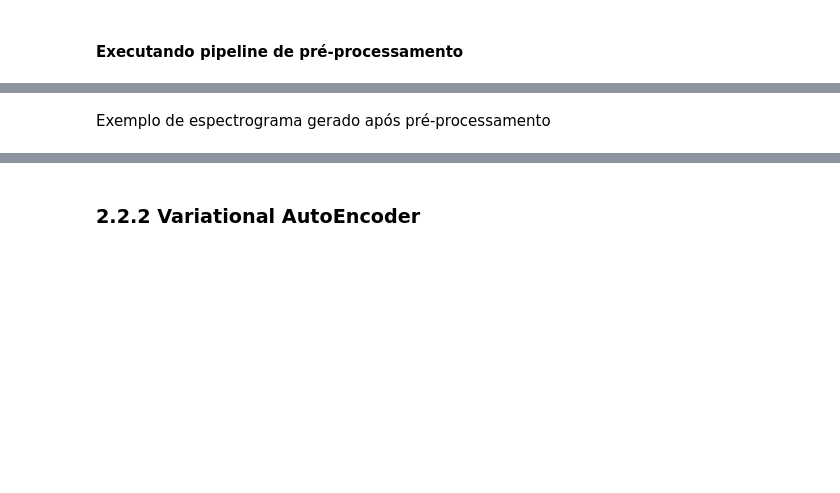
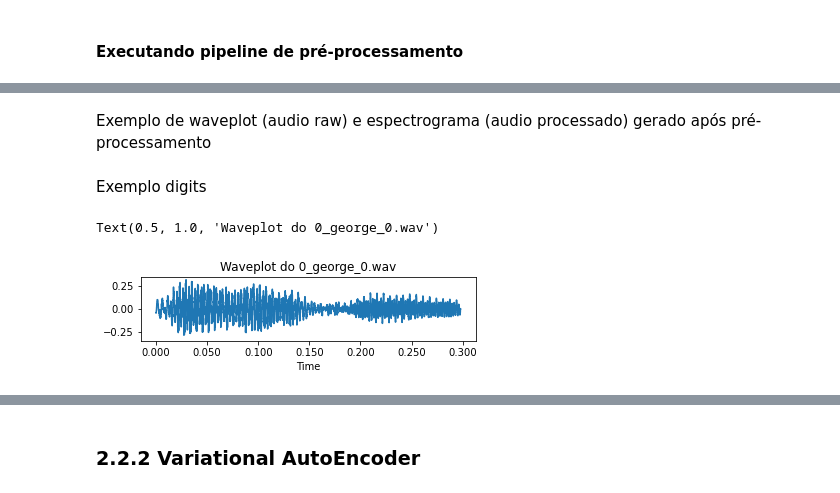
Before and after one commit to lucascouri2/projeto-modelos-descritivos, a Jupyter notebook: relatorio.ipynb, the cells around one changed output, grey strips where cells are left out. Saved outputs shown, nothing was run; the diff lists cells and outputs as text; code cells hidden in the pictures; blank space fills up the shorter version.

Commit message:
Adicionando waveplot e espectrograma
Co-authored-by: lucascouri2 <lucascouri2@users.noreply.github.com>

```diff
--- a/relatorio.ipynb
+++ b/relatorio.ipynb
@@ -142,4 +142,15 @@ preprocessing_pipeline.saver = saver
 
 preprocessing_pipeline.process(FILES_DIR)
 # %% [markdown]
-Exemplo de espectrograma gerado após pré-processamento
+Exemplo de waveplot (audio raw) e espectrograma (audio processado) gerado após pré-processamento
+# %% [markdown]
+Exemplo digits
+# %%
+y, sr = librosa.load('data/recordings/0_george_0.wav', duration= 0.5)
+plt.figure()
+plt.subplot(3, 1, 1)
+librosa.display.waveshow(y, sr=sr)
+plt.title('Waveplot do 0_george_0.wav')
+# %% [output]
+Text(0.5, 1.0, 'Waveplot do 0_george_0.wav')
+[figure, added]
```
Also changed, not shown: parts of 13 cells of this notebook.
